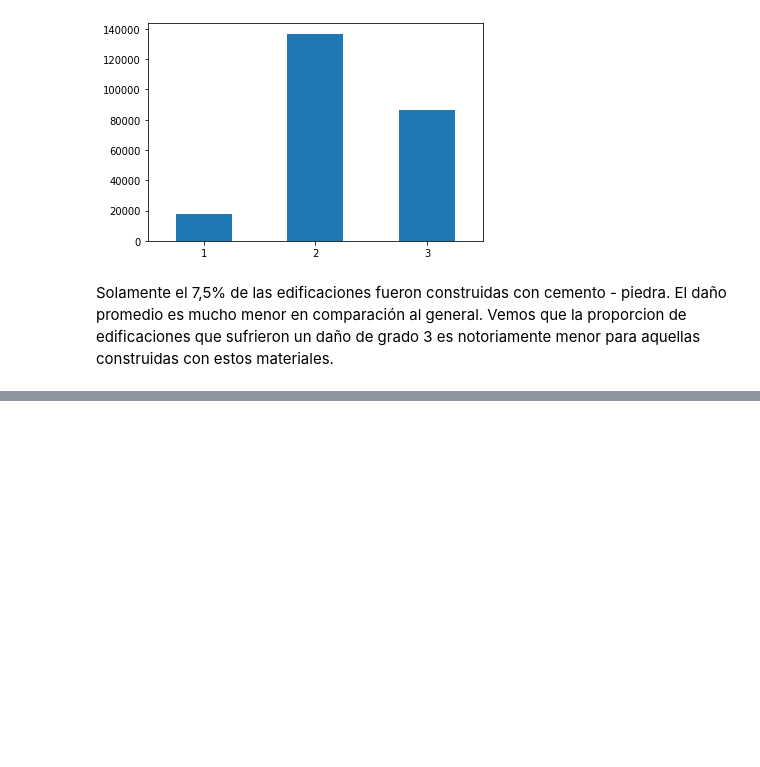
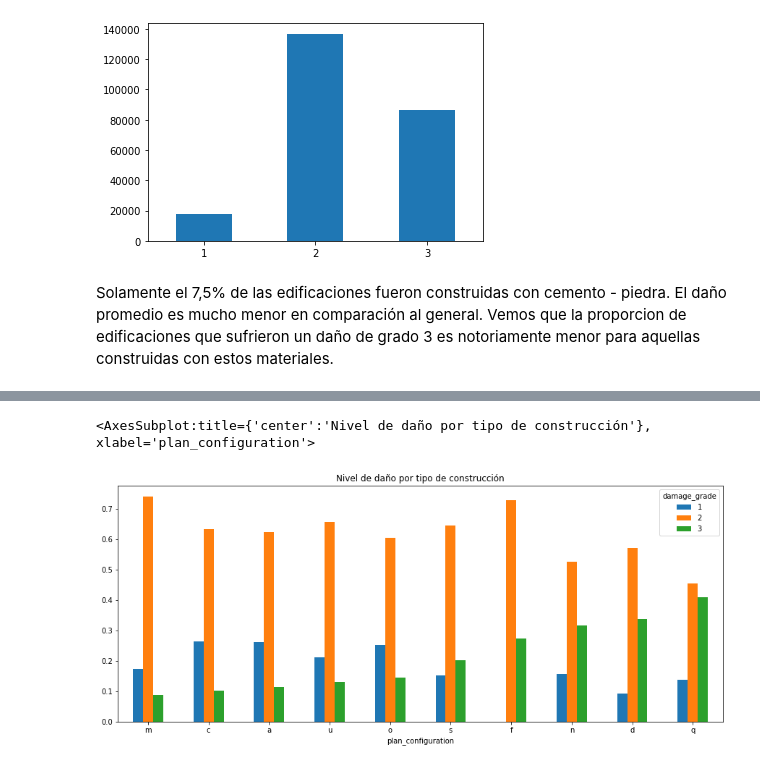
Before and after one commit to franvinas/7506-tp1, a Jupyter notebook: tp1.ipynb, the cells around one changed output, grey strips where cells are left out. Drawn from its saved outputs; the diff is of its cells as text; code cells hidden in the pictures; blank space fills up the shorter version.

```diff
--- a/tp1.ipynb
+++ b/tp1.ipynb
@@ -611,0 +672,5 @@ Solamente el 7,5% de las edificaciones fueron construidas con cemento - piedra.
+# %%
+daño_por_formato_porcentual.plot(kind='bar', rot=0, title='Nivel de daño por tipo de construcción', figsize=(15,6))
+# %% [output]
+<AxesSubplot:title={'center':'Nivel de daño por tipo de construcción'}, xlabel='plan_configuration'>
+[figure, added]
```
Also changed, not shown: parts of 14 cells of this notebook.
